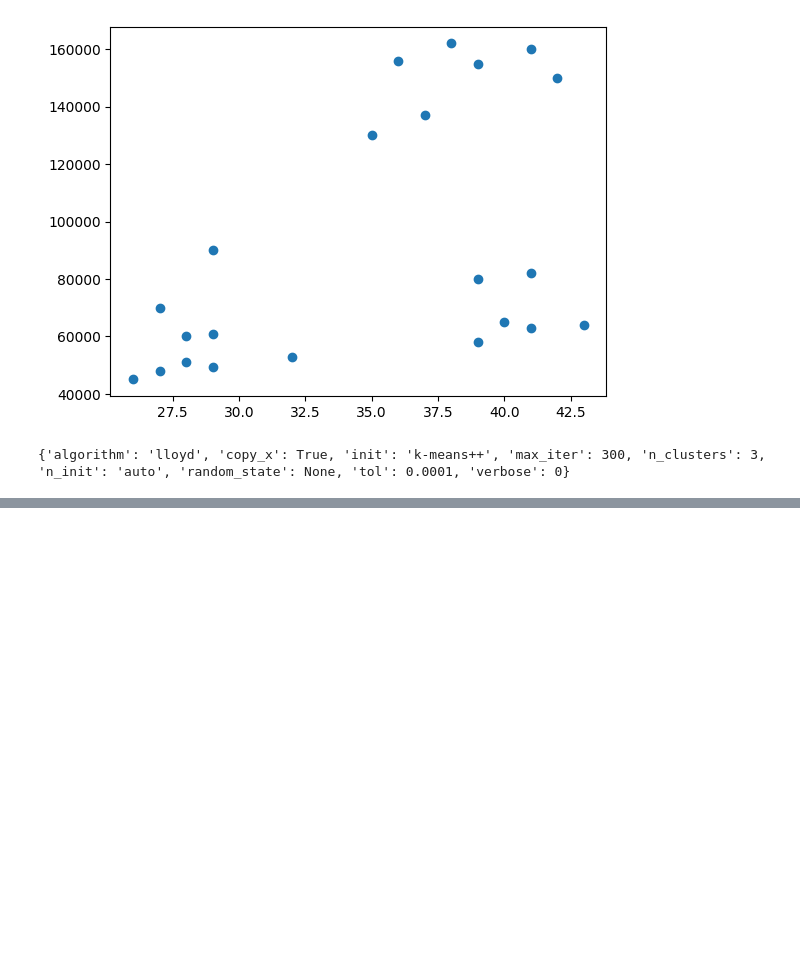
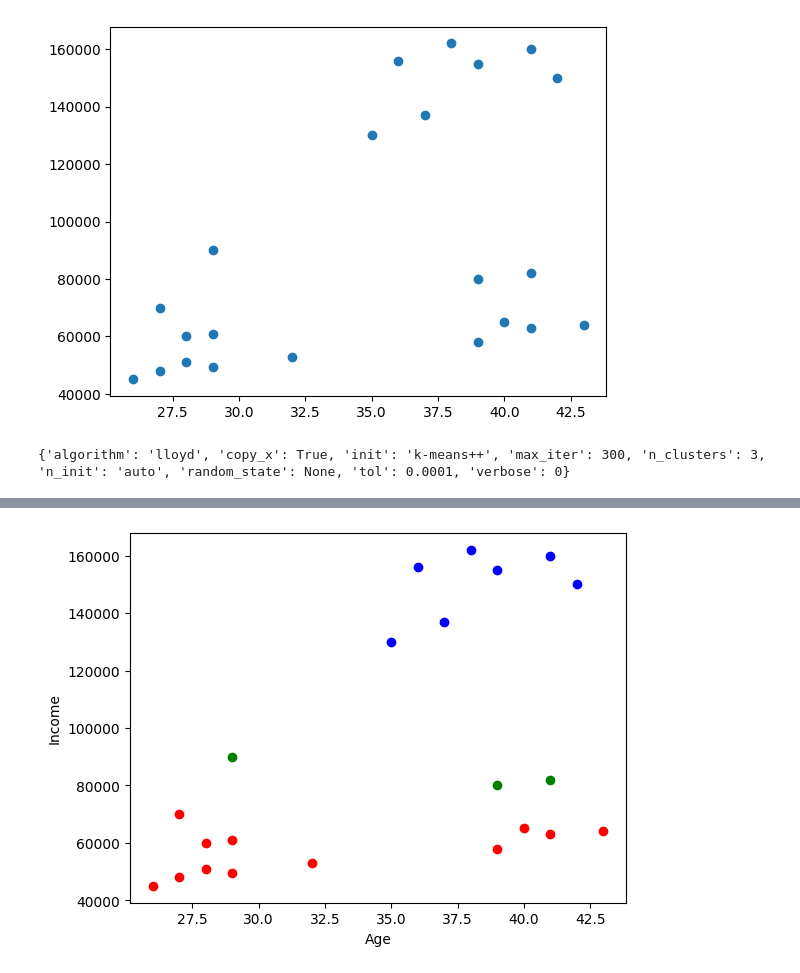
Before and after one commit to MdRimon29/ML-Algorithms, a Jupyter notebook: K Means Clustering/K_Means_Clustering.ipynb, the cells around one changed output, grey strips where cells are left out. Drawn from its saved outputs; the diff is of its cells as text; code cells hidden in the pictures; blank space fills up the shorter version.

```diff
--- a/K Means Clustering/K_Means_Clustering.ipynb
+++ b/K Means Clustering/K_Means_Clustering.ipynb
@@ -25,5 +25,5 @@ print(parameter)
 # %% [output]
 {'algorithm': 'lloyd', 'copy_x': True, 'init': 'k-means++', 'max_iter': 300, 'n_clusters': 3, 'n_init': 'auto', 'random_state': None, 'tol': 0.0001, 'verbose': 0}
 # %%
-y_pred=model.fit_predict([['Age','Income($)']])
+y_pred=model.fit_predict(df[['Age','Income']])
 y_pred
@@ -29,0 +32,3 @@ y_pred
+# %%
+df['cluster']=y_pred
+df.head()
@@ -29,0 +42,14 @@ y_pred
+# %%
+df0=df[df.cluster==0]
+df1=df[df.cluster==1]
+df2=df[df.cluster==2]
+# %%
+plt.scatter(df0.Age,df0['Income'],color='green')
+plt.scatter(df1.Age,df1['Income'],color='blue')
+plt.scatter(df2.Age,df2['Income'],color='red')
+
+plt.xlabel('Age')
+plt.ylabel('Income')
+plt.show()
+# %% [output]
+[figure, added]
```
Also changed, not shown: parts of 13 cells of this notebook, 1 other file.
